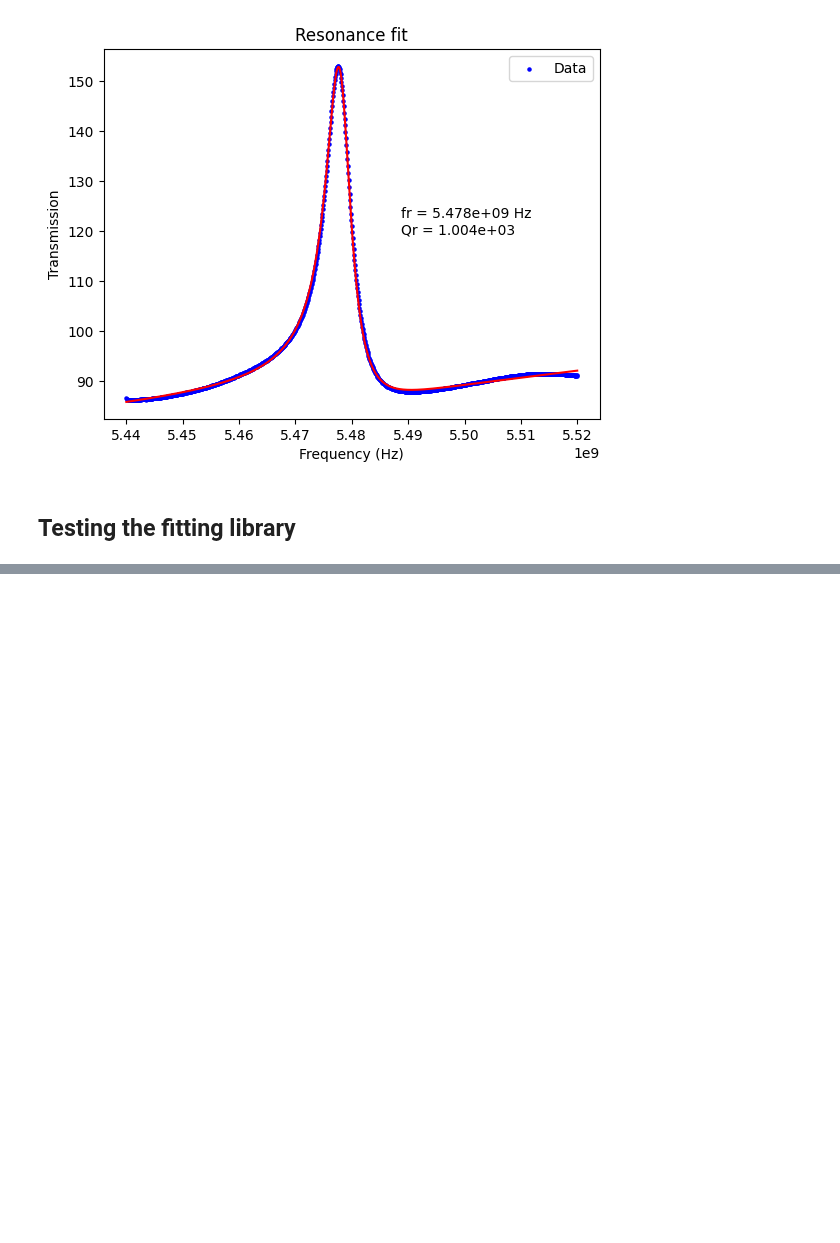
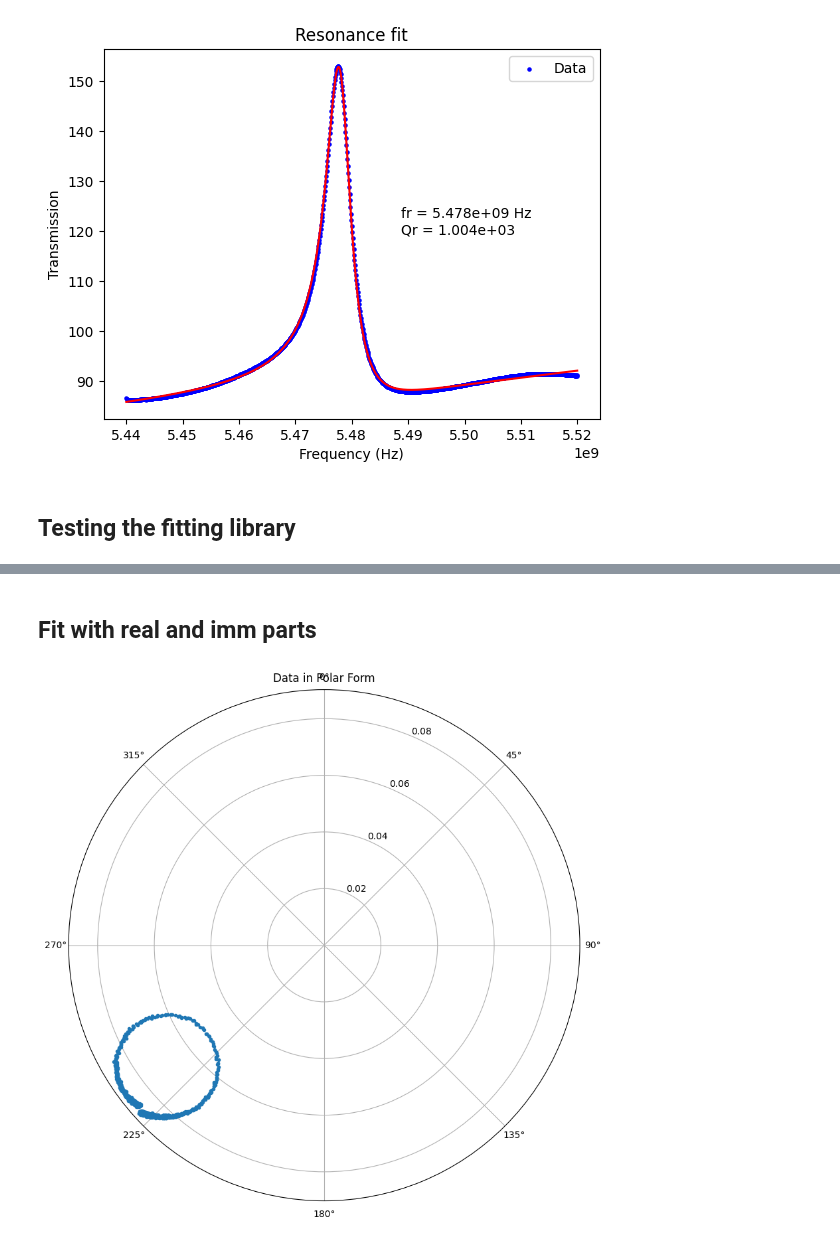
Before and after one commit to biqute/QTLab2425, a Jupyter notebook: IRdetection/Analysis/fitting_tests_scipy.ipynb, the cells around one changed output, grey strips where cells are left out. Cells and saved outputs as stored; diff of their text form; code cells hidden in the pictures; blank space fills up the shorter version.

```diff
--- a/IRdetection/Analysis/fitting_tests_scipy.ipynb
+++ b/IRdetection/Analysis/fitting_tests_scipy.ipynb
@@ -137,0 +166,2 @@ plot_fit(minuit_res, x, y, s=2, marker='.')
+# %% [markdown]
+## Fit with real and imm parts
@@ -137,0 +171,32 @@ plot_fit(minuit_res, x, y, s=2, marker='.')
+# %%
+# Load data
+data_path = '../Data/fit_test/Q_res20.txt'
+data = np.loadtxt(data_path, delimiter=',', skiprows=0) # freq, real, imag
+
+# Cable delay correction
+cable_phase_factors = np.exp(-1j * 2 * np.pi * data[:,0] * 30e-9)  # 30 ns delay
+complex_data = data[:,1] + 1j * data[:,2]
+complex_data = complex_data / cable_phase_factors
+
+
+# Convert complex coordinates to polar form (magnitude and angle)
+r_values = np.abs(complex_data)  # Magnitude
+theta = np.angle(complex_data)  # Angle
+
+# Create polar plot
+plt.figure(figsize=(10, 10))
+ax = plt.subplot(111, polar=True)
+ax.plot(theta, r_values, '.')  # Plot points in polar coordinates
+ax.set_title('Data in Polar Form', va='bottom')
+
+# Additional aesthetic settings for matching your provided plot style
+ax.grid(True)
+ax.set_theta_zero_location('N')  # Set the zero of the theta direction (north)
+ax.set_theta_direction(-1)  # Set the direction of increasing theta (clockwise)
+
+# Optional: set the radial limits if necessary
+# ax.set_rlim(0, np.max(r))
+
+plt.show()
+# %% [output]
+[figure, added]
```
Also changed, not shown: parts of 5 cells of this notebook, 2 other files.
